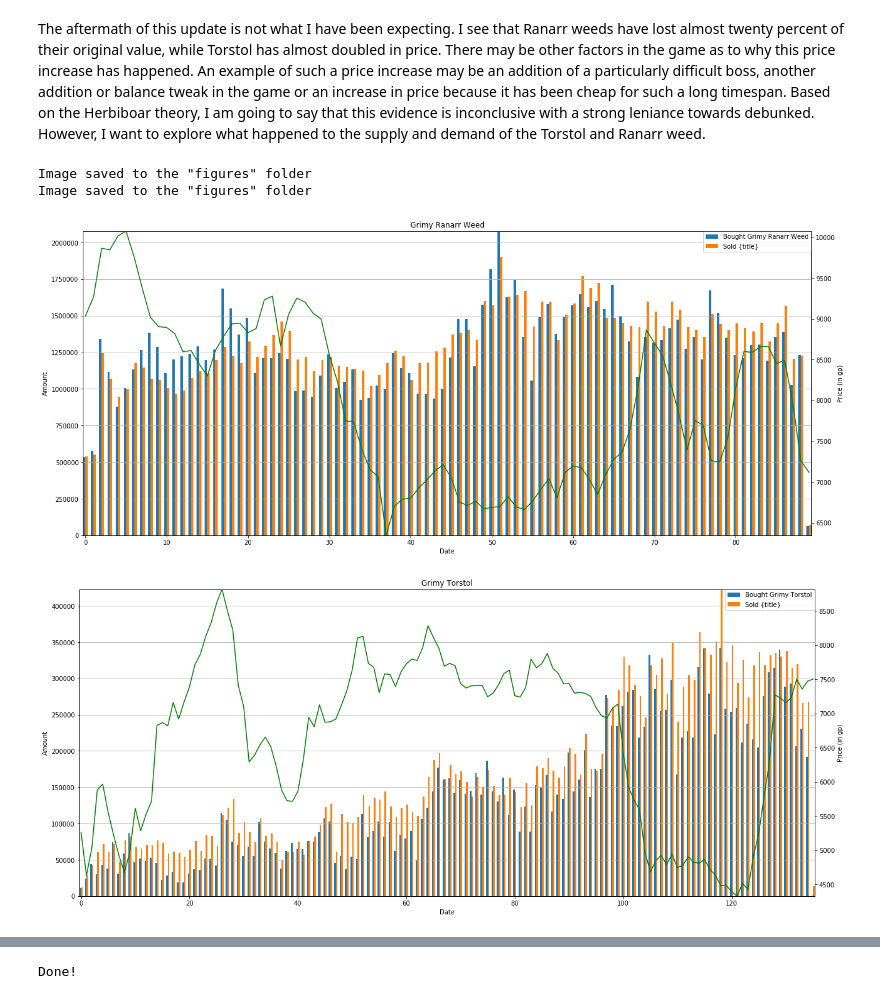
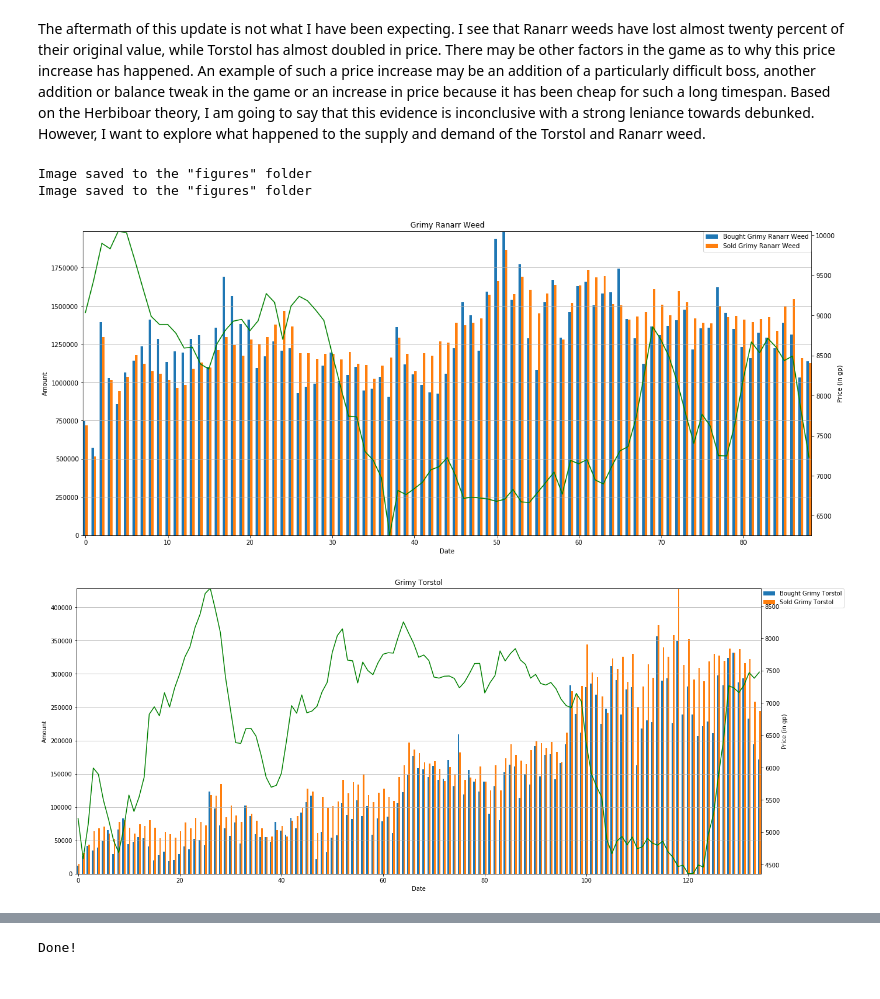
Before and after one commit to DevNebulae/ads-prototype-graphs, a Jupyter notebook: increased-supply.ipynb, the cells around one changed output, grey strips where cells are left out. Saved outputs shown, nothing was run; the diff lists cells and outputs as text; code cells hidden in the pictures.

Commit message:
Update graphs and data sources used

```diff
--- a/increased-supply.ipynb
+++ b/increased-supply.ipynb
@@ -28,13 +28,23 @@ Done!
 def load_json(name, identifier):
     df = pd.DataFrame(json.load(open(f'data/{name}.json')))
     df['id'] = identifier
-    df['ts'] = df['ts'].apply(to_datetime)
+    df['ts'] = pd.to_datetime(df['ts'],unit='ms')
     df[['buyingCompleted','buyingPrice', 'sellingCompleted', 'sellingPrice', 'overallPrice']] = df[['buyingCompleted','buyingPrice', 'sellingCompleted', 'sellingPrice', 'overallPrice']].apply(pd.to_numeric, downcast='signed')
     df.set_index('ts', inplace=True)
     return df
 
-def to_datetime(ms):
-    return datetime(1970, 1, 1, tzinfo=timezone.utc) + timedelta(seconds=int(ms / 1000))
+def resample_herb(collection, timespan):
+    df = collection.resample(timespan).agg(dict(
+        id='mean',
+        buyingCompleted='sum',
+        buyingPrice='mean',
+        overallCompleted='sum',
+        overallPrice='mean',
+        sellingCompleted='sum',
+        sellingPrice='mean'
+    ))
+    df[['id', 'buyingCompleted', 'buyingPrice', 'overallPrice', 'sellingCompleted', 'sellingPrice']] = df[['id', 'buyingCompleted', 'buyingPrice', 'overallPrice', 'sellingCompleted', 'sellingPrice']].apply(round).apply(pd.to_numeric, downcast='signed')
+    return df
 
 def save_fig(fig, name):
     fig.savefig(f'{figure_directory}/{name}.png', dpi=300)
@@ -145,20 +155,8 @@ Image saved to the "figures" folder
 # %% [markdown]
 The aftermath of this update is not what I have been expecting. I see that Ranarr weeds have lost almost twenty percent of their original value, while Torstol has almost doubled in price. There may be other factors in the game as to why this price increase has happened. An example of such a price increase may be an addition of a particularly difficult boss, another addition or balance tweak in the game or an increase in price because it has been cheap for such a long timespan. Based on the Herbiboar theory, I am going to say that this evidence is inconclusive with a strong leniance towards debunked. However, I want to explore what happened to the supply and demand of the Torstol and Ranarr weed.
 # %%
-def resample_herb(collection):
-    df = collection.resample('W').agg(dict(
-        buyingCompleted='sum',
-        buyingPrice='mean',
-        overallCompleted='sum',
-        overallPrice='mean',
-        sellingCompleted='sum',
-        sellingPrice='mean'
-    ))
-    df[['buyingCompleted', 'buyingPrice', 'overallPrice', 'sellingCompleted', 'sellingPrice']] = df[['buyingCompleted', 'buyingPrice', 'overallPrice', 'sellingCompleted', 'sellingPrice']].apply(round).apply(pd.to_numeric, downcast='signed')
-    return df
-
-resampled_ranarr = resample_herb(grimy_ranarr)
-resampled_torstol = resample_herb(grimy_torstol)
+resampled_ranarr = resample_herb(grimy_ranarr, '1W-MON')
+resampled_torstol = resample_herb(grimy_torstol, '1W-MON')
 resampled = [
     {
         'data': resampled_ranarr,
@@ -172,36 +170,36 @@ resampled = [
     }]
 
 w = 0.3
 
 def plot_bar_chart(collection, title, filename, w):
     x = np.arange(len(collection))
     fig, ax = plt.subplots(figsize=aspect_ratio)
     ax.yaxis.grid(True)
     ax.bar(x - w / 2, collection['buyingCompleted'], label=f'Bought {title}', width=w, align='center')
-    ax.bar(x + w / 2, collection['sellingCompleted'], label='Sold {title}', width=w, align='center')
+    ax.bar(x + w / 2, collection['sellingCompleted'], label=f'Sold {title}', width=w, align='center')
     ax.set_title(title)
     ax.set_xlabel(x_axis)
     ax.set_ylabel('Amount')
     ax.legend(bbox_to_anchor=(1,1), borderaxespad=0)
     ax.autoscale(tight=True)
 
     ax2 = ax.twinx()
     ax2.plot(x, collection['overallPrice'], color='g', label='Ranarr Weed Price')
     ax2.set_ylabel('Price (in gp)')
     ax2.autoscale(tight=True)
 
     save_fig(fig, 'ranarr-demand-supply')
 
 for item in resampled:
     plot_bar_chart(item['data'], item['title'], item['fs'], w)
 
 
 plt.show()
 # %% [output]
 Image saved to the "figures" folder
 Image saved to the "figures" folder
-[figure, old version]
+[figure, new version]
-[figure, old version]
+[figure, new version]
 # %% [markdown]
 # Let's shine some light on other items
 
```
Also changed, not shown: parts of 1 cell of this notebook.
